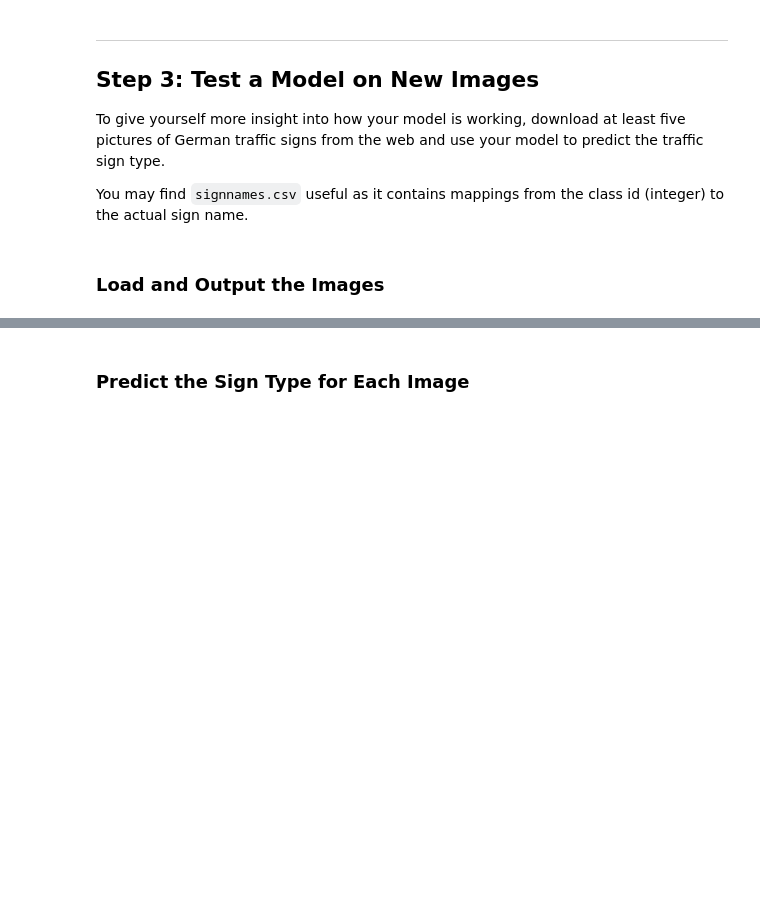
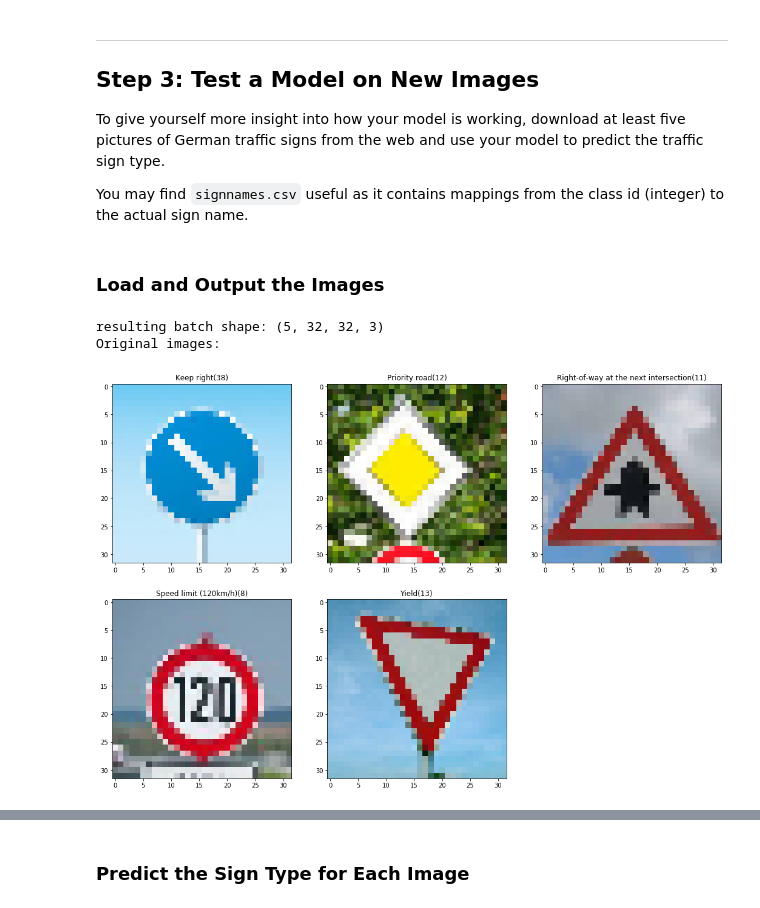
Before and after one commit to aponamarev/CarND-Traffic-Sign-Classifier-Project, a Jupyter notebook: Traffic_Sign_Classifier.ipynb, the cells around one changed output, grey strips where cells are left out. Saved outputs shown, nothing was run; the diff lists cells and outputs as text; code cells hidden in the pictures; blank space fills up the shorter version.

```diff
--- a/Traffic_Sign_Classifier.ipynb
+++ b/Traffic_Sign_Classifier.ipynb
@@ -335,29 +356,27 @@ You may find `signnames.csv` useful as it contains mappings from the class id (i
 # %%
 ### Load the images and plot them here.
 ### Feel free to use as many code cells as needed.
-stop_sign = plt.imread('test_samples/stop.jpg')
-speed_limit_30_sign = plt.imread('test_samples/speed_limit_30.jpg')
-do_not_enter_sign = plt.imread('test_samples/do_not_enter.jpg')
-turn_right_sign = plt.imread('test_samples/turn_right.jpg')
-children_crossing_sign = plt.imread('test_samples/children_crossing.jpg')
+keep_right_sign = plt.imread('test_samples/keep_right.jpg')
+priority_road_sign = plt.imread('test_samples/priority_road.jpg')
+right_of_way_at_the_next_intersection_sign = plt.imread('test_samples/right_of_way_at_the_next_intersection.jpg')
+speed_limit_120_sign = plt.imread('test_samples/speed_limit_120.jpg')
+yield_sign = plt.imread('test_samples/yield.jpg')
 
-test_webimages = [stop_sign, speed_limit_30_sign, do_not_enter_sign, turn_right_sign, children_crossing_sign]
-test_weblabels_gt = [14,1,17,33,28]
+test_webimages = np.array([keep_right_sign,
+                           priority_road_sign,
+                           right_of_way_at_the_next_intersection_sign,
+                           speed_limit_120_sign,
+                           yield_sign])
+
+test_weblabels_gt = [38,12,11,8,13]
 
 
 test_webimages = np.array([cv2.resize(v, (32,32)) for v in test_webimages])
+
 print("resulting batch shape: {}".format(test_webimages.shape))
 print("Original images:")
-f = plt.figure(figsize=(18,6))
-for i, test_webimage in enumerate(test_webimages):
-    presented_img = test_webimage
-    f.add_subplot(1,5,i+1).set_title(i)
-    plt.imshow(presented_img)
-
-test_webimages = whitening(test_webimages)
-f = plt.figure(figsize=(18,6))
-print("Normalized images:")
-for i, test_webimage in enumerate(test_webimages):
-    presented_img = test_webimage
-    f.add_subplot(1,5,i+1).set_title(i)
-    plt.imshow(presented_img)
+visualize_signs(test_webimages, test_weblabels_gt)
+# %% [output]
+resulting batch shape: (5, 32, 32, 3)
+Original images:
+[figure, added]
```
Also changed, not shown: parts of 21 cells of this notebook.
